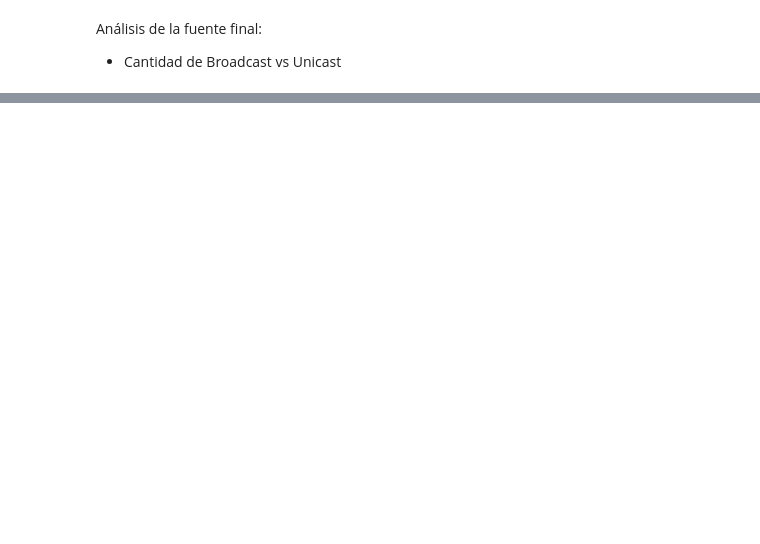
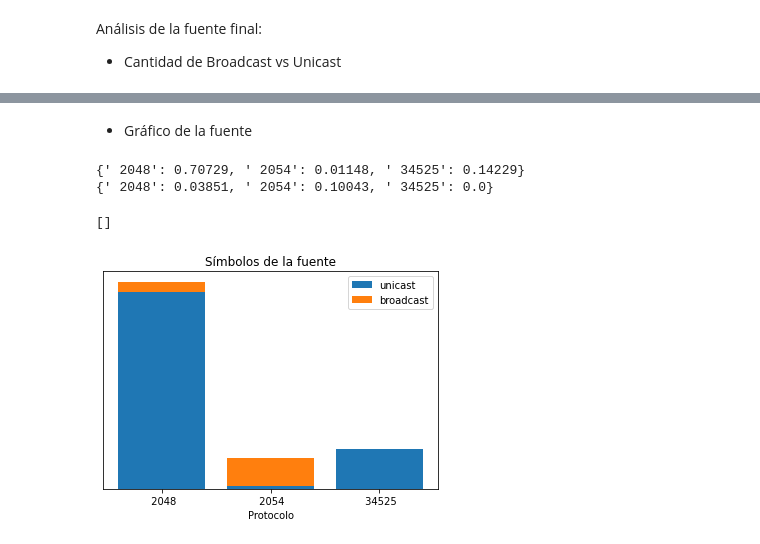
Before and after one commit to paulitapb/TP1_redes, a Jupyter notebook: analisis_paquetes.ipynb, the cells around one changed output, grey strips where cells are left out. Cells and saved outputs as stored; diff of their text form; code cells hidden in the pictures; blank space fills up the shorter version.

```diff
--- a/analisis_paquetes.ipynb
+++ b/analisis_paquetes.ipynb
@@ -35,0 +43,38 @@ percent broadcast 50.0
+# %% [markdown]
+- Gráfico de la fuente
+# %%
+protocols_unique = np.unique(protocol)
+unicast = {}
+broadcast = {}
+
+for p in protocols_unique:
+    if((p, 'UNICAST') in list(symbol_proba.keys())):
+        unicast[p] = symbol_proba[(p, 'UNICAST')]
+    else:
+        if(not (p, 'BROADCAST') in symbol_proba.keys()):
+            unicast[p] = 0
+    if((p, 'BROADCAST') in list(symbol_proba.keys())):
+        broadcast[p] = symbol_proba[(p, 'BROADCAST')]
+    else:
+        if(not (p, 'UNICAST') in symbol_proba.keys()):
+            broadcast[p] = 0
+
+p = list(symbol_proba.keys())[4]
+broadcast[' 34525'] = 0.0000000
+
+print(unicast)
+print(broadcast)
+
+fig, ax = plt.subplots()
+
+ax.bar(unicast.keys(), list(unicast.values()), label = "unicast")
+ax.bar(broadcast.keys(), list(broadcast.values()), bottom=list(unicast.values()), label = "broadcast")
+plt.xlabel("Protocolo")
+ax.set_title("Símbolos de la fuente")
+ax.legend()
+ax.set_yticks([])
+# %% [output]
+{' 2048': 0.70729, ' 2054': 0.01148, ' 34525': 0.14229}
+{' 2048': 0.03851, ' 2054': 0.10043, ' 34525': 0.0}
+[]
+[figure, added]
```
Also changed, not shown: parts of 9 cells of this notebook, 17 other files.
